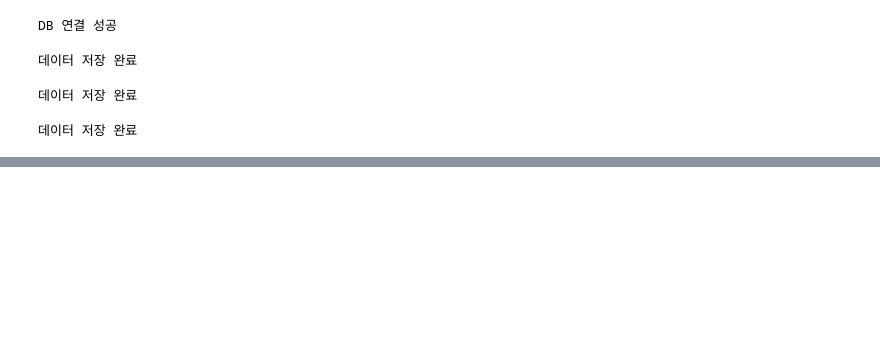
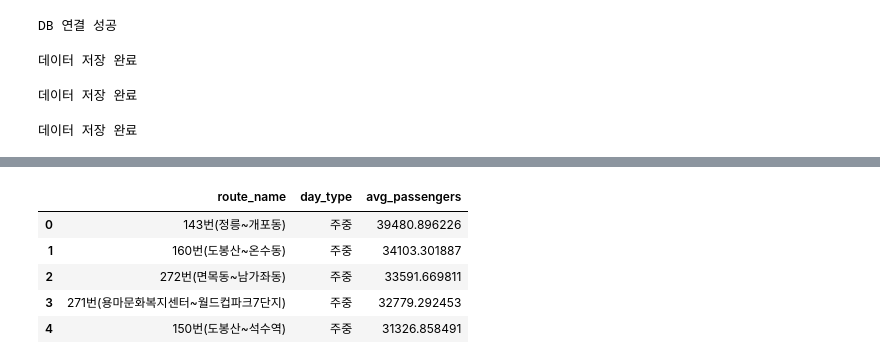
Before and after one commit to joeunjiii/bus-data-pipeline, a Jupyter notebook: convert.ipynb, the cells around one changed output, grey strips where cells are left out. Cells and saved outputs as stored; diff of their text form; code cells hidden in the pictures; blank space fills up the shorter version.

```diff
--- a/convert.ipynb
+++ b/convert.ipynb
@@ -538,0 +595,48 @@ display(result)
+# %%
+# 주중 vs 주말 버스 이용객 비교 분석
+
+query = """
+WITH daily_counts AS (
+    SELECT
+        r.route_name,
+        usage_date,
+        CASE
+             WHEN EXTRACT(ISODOW FROM TO_DATE(f.usage_date::TEXT, 'YYYYMMDD')) IN (6, 7) THEN '주말'
+            ELSE '주중'
+        END AS day_type,
+        SUM(f.boarding_count) as daily_passengers
+    FROM df_logs f
+    JOIN dim_routes r ON f.route_id = r.route_id
+    GROUP BY r.route_name, usage_date, day_type
+),
+avg_stats AS (
+    SELECT
+        route_name,
+        day_type,
+        AVG(daily_passengers) as avg_passengers
+    FROM daily_counts
+    GROUP BY route_name, day_type
+)
+-- 주말 이용객이 많은 상위 10개 노선만 추출
+SELECT *
+FROM avg_stats
+WHERE route_name IN (
+    SELECT route_name
+    FROM avg_stats
+    WHERE day_type = '주말'
+    ORDER BY avg_passengers DESC
+    LIMIT 10
+)
+ORDER BY avg_passengers DESC;
+"""
+
+df_weekend = pd.read_sql(query, db_connection)
+
+display(df_weekend.head())
+# %% [output]
+|  | route_name | day_type | avg_passengers |
+| 0 | 143번(정릉~개포동) | 주중 | 39480.896226 |
+| 1 | 160번(도봉산~온수동) | 주중 | 34103.301887 |
+| 2 | 272번(면목동~남가좌동) | 주중 | 33591.669811 |
+| 3 | 271번(용마문화복지센터~월드컵파크7단지) | 주중 | 32779.292453 |
+| 4 | 150번(도봉산~석수역) | 주중 | 31326.858491 |
```
Also changed, not shown: parts of 17 cells of this notebook, 2 other files.
